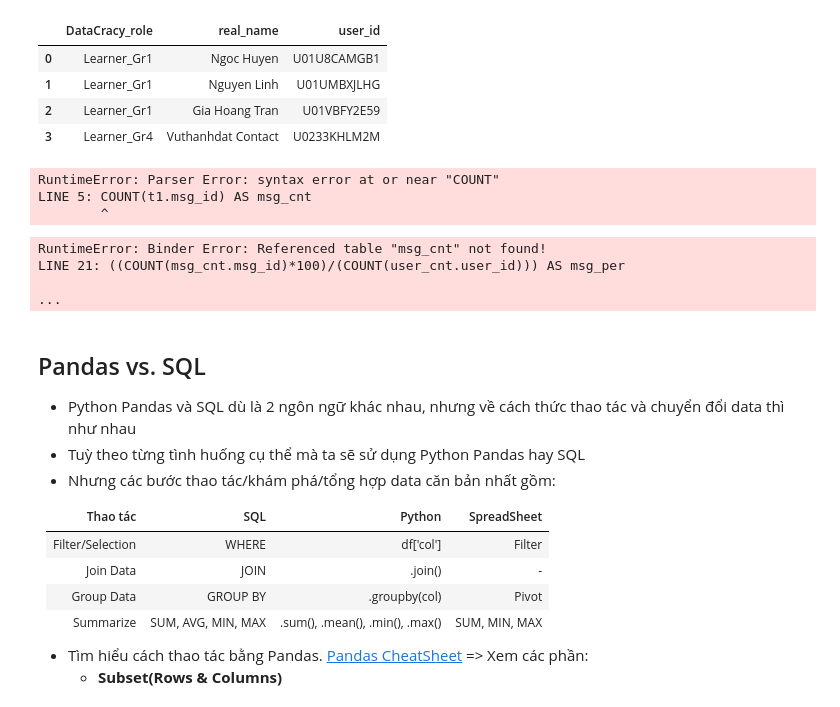
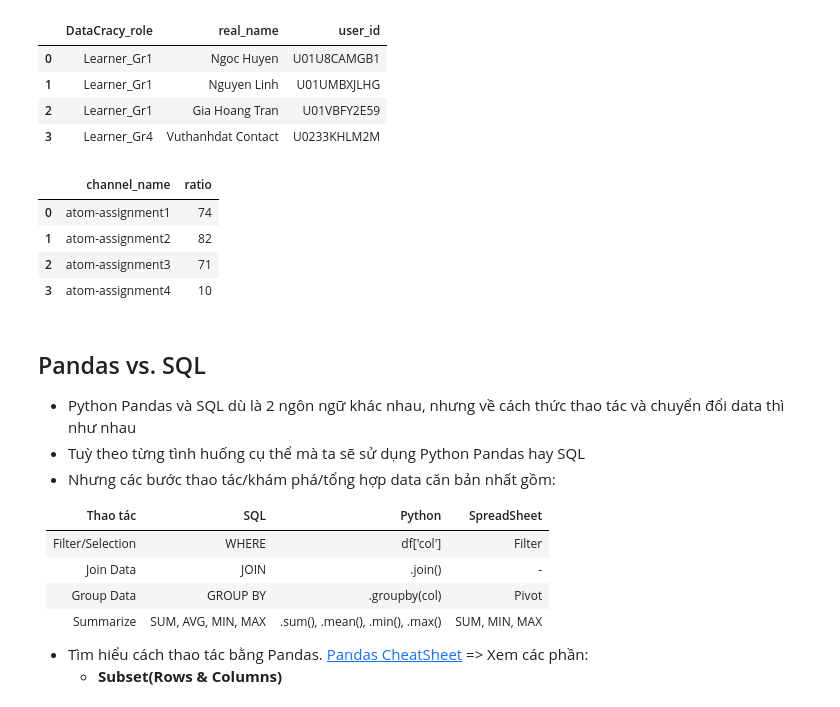
Before and after one commit to phamdinhtuan200382/atom-assignments, a Jupyter notebook: assignment_4/home_assignment_4.ipynb, the cells around one changed output. Cells and saved outputs as stored; diff of their text form; code cells hidden in the pictures.

```diff
--- a/assignment_4/home_assignment_4.ipynb
+++ b/assignment_4/home_assignment_4.ipynb
@@ -844,45 +842,40 @@ con.execute(SQL_4).fetch_df()
 | 1 | Learner_Gr1 | Nguyen Linh | U01UMBXJLHG |
 | 2 | Learner_Gr1 | Gia Hoang Tran | U01VBFY2E59 |
 | 3 | Learner_Gr4 | Vuthanhdat Contact | U0233KHLM2M |
-# %%
-# 5. Tỷ lệ % Learner đã nộp assignment 1, 2, 3? (*giả sử có message trong channel atom-assignment, được tính là đã submit*)
-SQL_5 = '''
-WITH msg_cnt AS
-(
-SELECT *
-COUNT(t1.msg_id) AS msg_cnt
-FROM msg_df AS t1
-JOIN members_df AS t2
-GROUP BY 1
-)
-user_cnt AS
-(
-SELECT *
-COUNT(t2.user_id) AS user_cnt,
-FROM channel_df AS t3
-
-GROUP BY 1,2
-HAVING t2.DataCracy_role LIKE 'Learner_Gr%'
-AND t3.channel_name LIKE 'atom-assignment%'
-ORDER BY t3.channel_name
-)
-((COUNT(t1.msg_id)*100)/(COUNT(t2.user_id))) AS msg_per
-'''
-con.execute(SQL_5).fetch_df()
-# %% [output]
-RuntimeError: Parser Error: syntax error at or near "COUNT"
-LINE 5: COUNT(t1.msg_id) AS msg_cnt
-        ^
-# %%
-TEST = '''
-
-'''
-con.execute(TEST).fetch_df()
-# %% [output]
-RuntimeError: Binder Error: Referenced table "msg_cnt" not found!
-LINE 21: ((COUNT(msg_cnt.msg_id)*100)/(COUNT(user_cnt.user_id))) AS msg_per
-
-...
+# %%
+SQL_5 = '''
+WITH msg_per AS
+(
+  SELECT
+  t1.*,
+  t2.channel_name
+  FROM msg_df AS t1
+  JOIN channel_df AS t2
+  ON t1.channel_id = t2.channel_id
+  WHERE t1.user_id  IN
+    (
+    SELECT
+    user_id
+    FROM members_df
+    WHERE DataCracy_role LIKE 'Learner_Gr%'
+    )
+  AND t2.channel_name LIKE 'atom-assignment%'
+  AND t1.github_link IS NOT NULL
+)
+SELECT
+  channel_name,
+  (COUNT(msg_id) * 100/ (SELECT COUNT(user_id)
+  FROM members_df WHERE DataCracy_role LIKE 'Learner_Gr%')) AS ratio
+FROM msg_per
+GROUP BY 1
+'''
+con.execute(SQL_5).fetch_df()
+# %% [output]
+|  | channel_name | ratio |
+| 0 | atom-assignment1 | 74 |
+| 1 | atom-assignment2 | 82 |
+| 2 | atom-assignment3 | 71 |
+| 3 | atom-assignment4 | 10 |
 # %% [markdown]
 ## Pandas vs. SQL
 * Python Pandas và SQL dù là 2 ngôn ngữ khác nhau, nhưng về cách thức thao tác và chuyển đổi data thì như nhau
```
Also changed, not shown: parts of 3 cells of this notebook, 2 other files.
